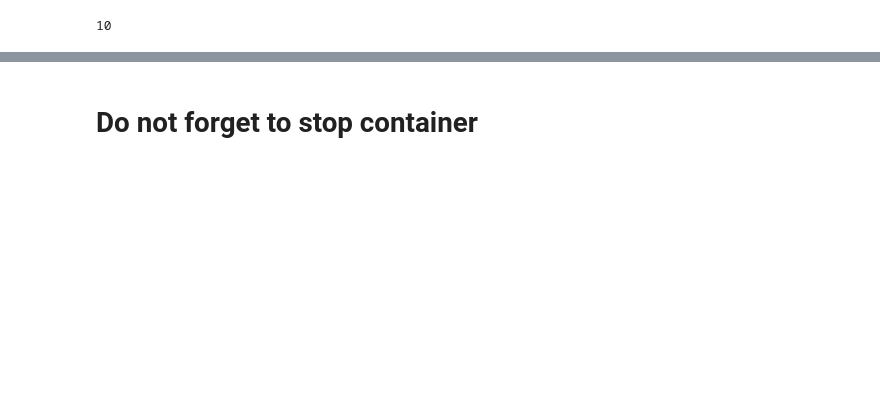
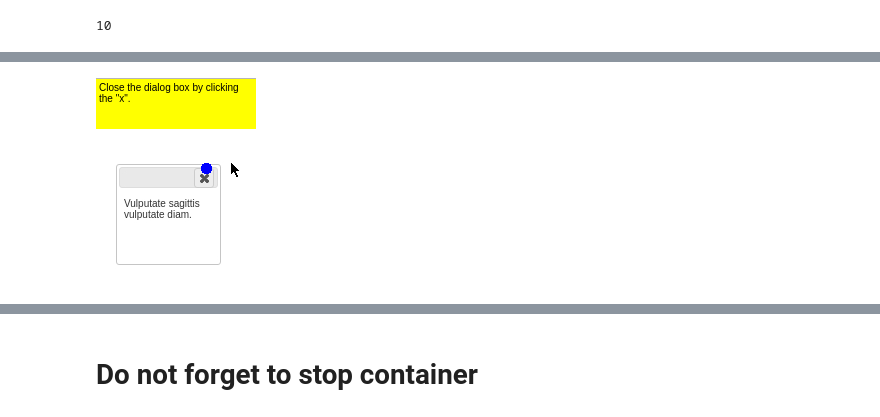
Before and after one commit to yfletberliac/rlss-2019, a Jupyter notebook: labs/MiniWoB/01_miniwob_baseline_debug.ipynb, the cells around one changed output, grey strips where cells are left out. Cells and saved outputs as stored; diff of their text form; code cells hidden in the pictures; blank space fills up the shorter version.

```diff
--- a/labs/MiniWoB/01_miniwob_baseline_debug.ipynb
+++ b/labs/MiniWoB/01_miniwob_baseline_debug.ipynb
@@ -889,0 +1177,10 @@ Hm, that doesn't look OK. We've clicked on the wrong places and still got positi
+# %%
+net = Model(env.observation_space.shape, env.action_space.n).to(DEVICE)
+
+parent_selector = ptan.actions.ArgmaxActionSelector()
+action_selector = ptan.actions.EpsilonGreedyActionSelector(epsilon=1, selector=parent_selector)
+agent = ptan.agent.DQNAgent(net, action_selector, device=DEVICE)
+#exp_source = ptan.experience.ExperienceSourceFirstLast(env, agent, gamma=1.0, vectorized=True)
+exp_source = ExperienceSourceShiftActions(env, agent, gamma=1.0, vectorized=True)
+
+buffer = ptan.experience.ExperienceReplayBuffer(exp_source, REPLAY_SIZE)
@@ -889,0 +1234,9 @@ Hm, that doesn't look OK. We've clicked on the wrong places and still got positi
+# %%
+imgs = []
+for e in buffer:
+    if e.reward > 0:
+        imgs.append(get_obs_img(e.state, action=e.action))
+# %%
+imgs[0]
+# %% [output]
+[figure, added]
```
Also changed, not shown: parts of 59 cells of this notebook.
